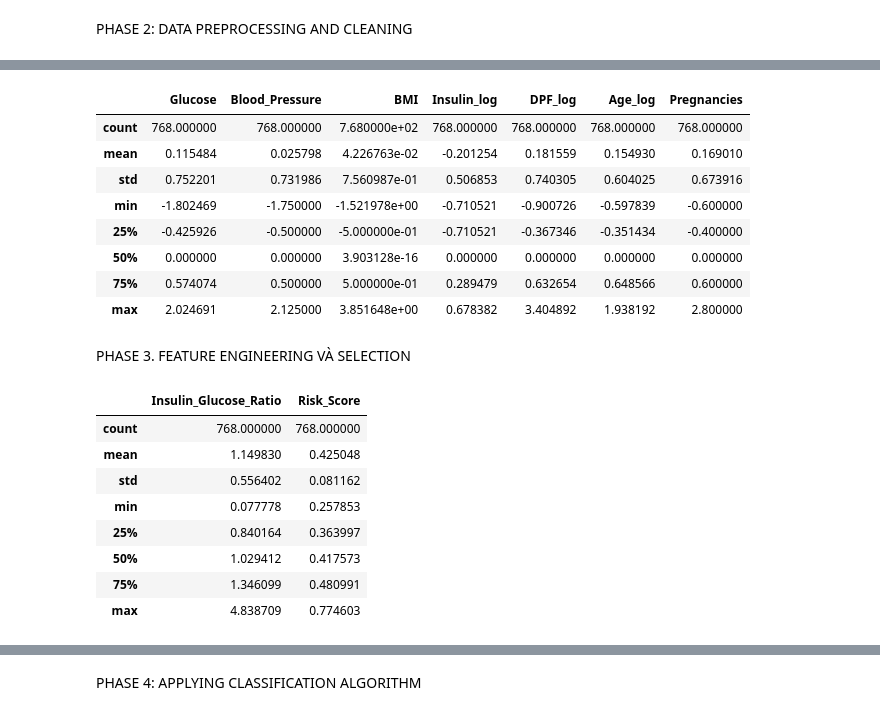
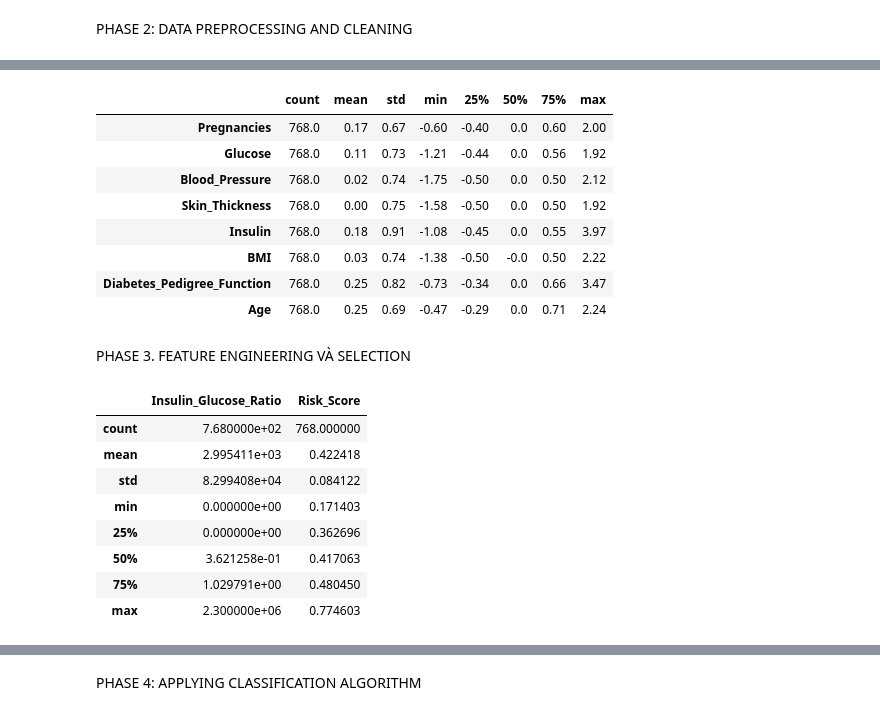
Before and after one commit to tranhoang2804/Capstone-Aptech, a Jupyter notebook: Capstone.ipynb, the cells around one changed output, grey strips where cells are left out. Drawn from its saved outputs; the diff is of its cells as text; code cells hidden in the pictures.

```diff
--- a/Capstone.ipynb
+++ b/Capstone.ipynb
@@ -412,0 +418,20 @@ features_to_scale = ['Glucose', 'Blood_Pressure', 'BMI',
+# %%
+
+# Kiểm tra số lượng giá trị 0 trước và sau khi Impute
+df = pd.read_csv("diabetes.csv")  # hoặc dataset bạn dùng
+df.columns = df.columns.str.replace(' ', '_')
+df_raw = df.copy()  # Lưu bản gốc thật sự
+
+
+invalid_zero_features = ['Glucose', 'Blood_Pressure', 'Skin_Thickness', 'Insulin', 'BMI']
+df_numeric = df.select_dtypes(include='number').copy()
+df_numeric[invalid_zero_features] = df_numeric[invalid_zero_features].replace(0, np.nan)
+
+imputer = KNNImputer(n_neighbors=5)
+df_numeric_imputed = pd.DataFrame(imputer.fit_transform(df_numeric), columns=df_numeric.columns)
+print("So sánh số lượng giá trị 0 trước & sau Impute:\n")
+
+for col in invalid_zero_features:
+    zero_before = (df_raw[col] == 0).sum()
+    zero_after = (df_numeric_imputed[col] == 0).sum()
+    print(f"{col}: Trước = {zero_before} | Sau = {zero_after}")
@@ -412,0 +446,13 @@ features_to_scale = ['Glucose', 'Blood_Pressure', 'BMI',
+# %%
+# Tạo bản sao từ dữ liệu đã impute
+df_outlier_processed = df_numeric_imputed.copy()
+
+# Danh sách các đặc trưng liên tục (đảm bảo KHÔNG chứa cột categorical như 'Obese')
+continuous_features = [
+    'Pregnancies', 'Glucose', 'Blood_Pressure', 'Skin_Thickness',
+    'Insulin', 'BMI', 'Diabetes_Pedigree_Function', 'Age'
+]
+
+# Áp dụng Winsorization: cắt 1% dữ liệu mỗi đầu
+for col in continuous_features:
+    df_outlier_processed[col] = winsorize(df_outlier_processed[col], limits=[0.01, 0.01])
@@ -413,20 +494,22 @@ features_to_scale = ['Glucose', 'Blood_Pressure', 'BMI',
 # %%
+# Tạo bản sao để scale
+df_scaled = df_outlier_processed.copy()
+
+# Scale các biến liên tục đã được xử lý outlier
 scaler = RobustScaler()
-df_scaled = df.copy()  # tạo bản sao để lưu giá trị scaled
-
-df_scaled[features_to_scale] = scaler.fit_transform(df[features_to_scale])
+df_scaled[continuous_features] = scaler.fit_transform(df_scaled[continuous_features])
 # %%
-df_scaled[features_to_scale].describe()
+df_scaled[continuous_features].describe().T.round(2)
 # %% [output]
-|  | Glucose | Blood_Pressure | BMI | Insulin_log | DPF_log | Age_log | Pregnancies |
-| count | 768.000000 | 768.000000 | 7.680000e+02 | 768.000000 | 768.000000 | 768.000000 | 768.000000 |
-| mean | 0.115484 | 0.025798 | 4.226763e-02 | -0.201254 | 0.181559 | 0.154930 | 0.169010 |
-| std | 0.752201 | 0.731986 | 7.560987e-01 | 0.506853 | 0.740305 | 0.604025 | 0.673916 |
-| min | -1.802469 | -1.750000 | -1.521978e+00 | -0.710521 | -0.900726 | -0.597839 | -0.600000 |
-| 25% | -0.425926 | -0.500000 | -5.000000e-01 | -0.710521 | -0.367346 | -0.351434 | -0.400000 |
-| 50% | 0.000000 | 0.000000 | 3.903128e-16 | 0.000000 | 0.000000 | 0.000000 | 0.000000 |
-| 75% | 0.574074 | 0.500000 | 5.000000e-01 | 0.289479 | 0.632654 | 0.648566 | 0.600000 |
-| max | 2.024691 | 2.125000 | 3.851648e+00 | 0.678382 | 3.404892 | 1.938192 | 2.800000 |
+|  | count | mean | std | min | 25% | 50% | 75% | max |
+| Pregnancies | 768.0 | 0.17 | 0.67 | -0.60 | -0.40 | 0.0 | 0.60 | 2.00 |
+| Glucose | 768.0 | 0.11 | 0.73 | -1.21 | -0.44 | 0.0 | 0.56 | 1.92 |
+| Blood_Pressure | 768.0 | 0.02 | 0.74 | -1.75 | -0.50 | 0.0 | 0.50 | 2.12 |
+| Skin_Thickness | 768.0 | 0.00 | 0.75 | -1.58 | -0.50 | 0.0 | 0.50 | 1.92 |
+| Insulin | 768.0 | 0.18 | 0.91 | -1.08 | -0.45 | 0.0 | 0.55 | 3.97 |
+| BMI | 768.0 | 0.03 | 0.74 | -1.38 | -0.50 | -0.0 | 0.50 | 2.22 |
+| Diabetes_Pedigree_Function | 768.0 | 0.25 | 0.82 | -0.73 | -0.34 | 0.0 | 0.66 | 3.47 |
+| Age | 768.0 | 0.25 | 0.69 | -0.47 | -0.29 | 0.0 | 0.71 | 2.24 |
 # %% [markdown]
 PHASE 3. FEATURE ENGINEERING VÀ SELECTION
 # %%
@@ -491,11 +574,11 @@ df[['Hypertension_Risk', 'High_Risk_Pregnancies']].mean()
 df[['Insulin_Glucose_Ratio', 'Risk_Score']].describe()
 # %% [output]
 |  | Insulin_Glucose_Ratio | Risk_Score |
-| count | 768.000000 | 768.000000 |
-| mean | 1.149830 | 0.425048 |
-| std | 0.556402 | 0.081162 |
-| min | 0.077778 | 0.257853 |
-| 25% | 0.840164 | 0.363997 |
-| 50% | 1.029412 | 0.417573 |
-| 75% | 1.346099 | 0.480991 |
-| max | 4.838709 | 0.774603 |
+| count | 7.680000e+02 | 768.000000 |
+| mean | 2.995411e+03 | 0.422418 |
+| std | 8.299408e+04 | 0.084122 |
+| min | 0.000000e+00 | 0.171403 |
+| 25% | 0.000000e+00 | 0.362696 |
+| 50% | 3.621258e-01 | 0.417063 |
+| 75% | 1.029791e+00 | 0.480450 |
+| max | 2.300000e+06 | 0.774603 |
```
Also changed, not shown: parts of 33 cells of this notebook.
